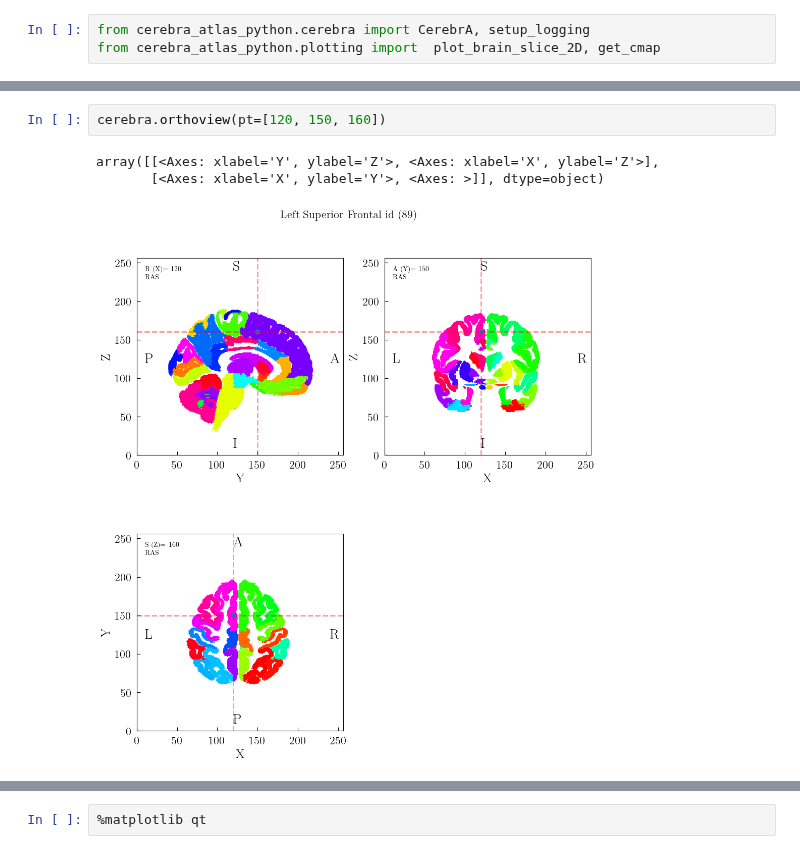
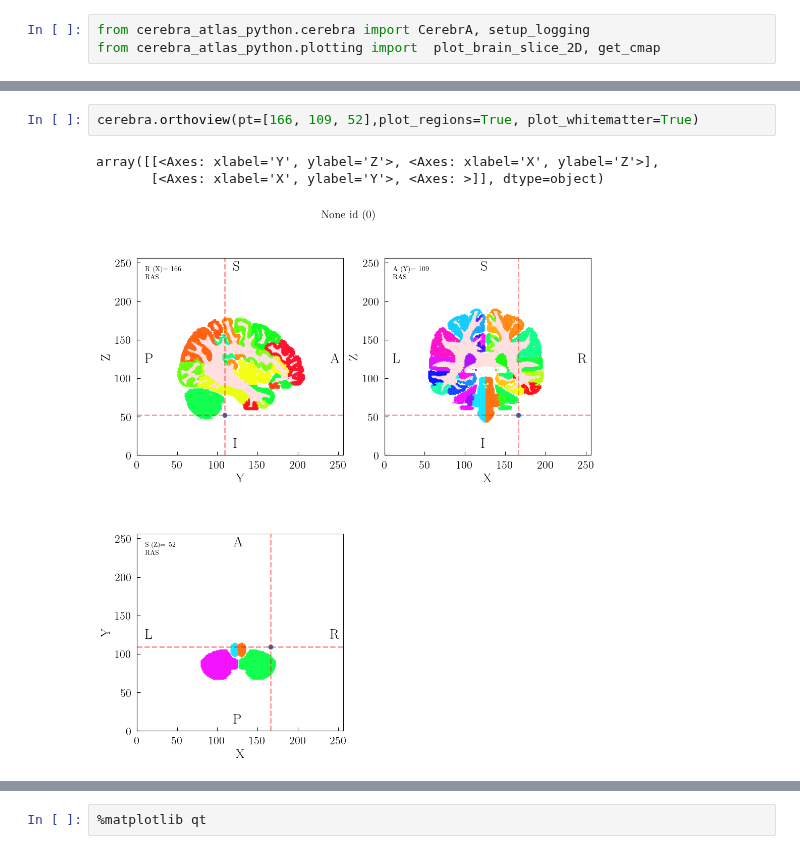
Before and after one commit to kdotdot/cerebra_atlas_python, a Jupyter notebook: 2.0-example.ipynb, the cells around one changed output, grey strips where cells are left out. Saved outputs shown, nothing was run; the diff lists cells and outputs as text.

```diff
--- a/2.0-example.ipynb
+++ b/2.0-example.ipynb
@@ -25,9 +27,9 @@ array([[<Axes: xlabel='Y', ylabel='Z'>, <Axes: xlabel='X', ylabel='Z'>],
-# %%
-cerebra.orthoview(pt=[120, 150, 160])
-# %% [output]
-array([[<Axes: xlabel='Y', ylabel='Z'>, <Axes: xlabel='X', ylabel='Z'>],
-       [<Axes: xlabel='X', ylabel='Y'>, <Axes: >]], dtype=object)
-[figure, removed]
+# %%
+cerebra.orthoview(pt=[166, 109, 52],plot_regions=True, plot_whitematter=True)
+# %% [output]
+array([[<Axes: xlabel='Y', ylabel='Z'>, <Axes: xlabel='X', ylabel='Z'>],
+       [<Axes: xlabel='X', ylabel='Y'>, <Axes: >]], dtype=object)
+[figure, added]
 # %%
 cerebra.orthoview(pt=[120, 150, 190])
 # %% [output]
```
Also changed, not shown: parts of 8 cells of this notebook, 7 other files.
